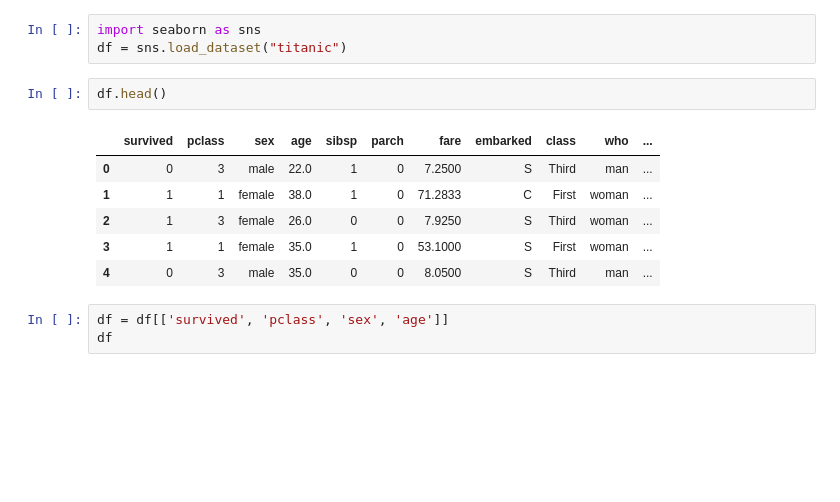
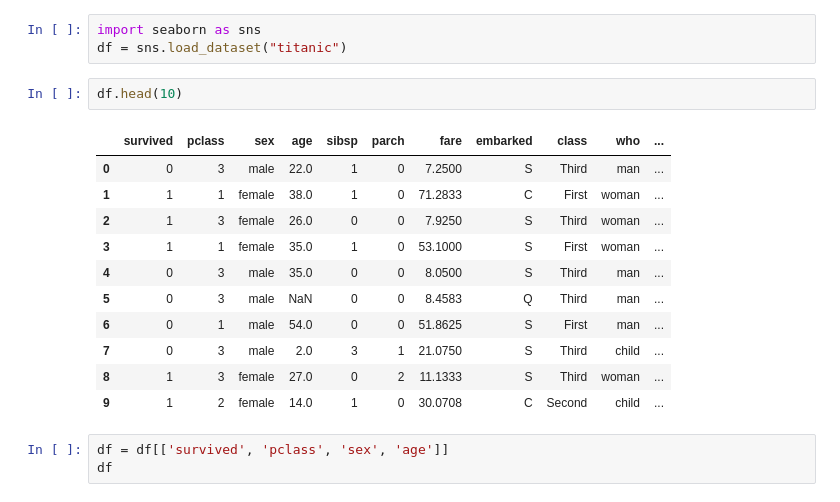
Before and after one commit to VedantGuptaX/titanic_ML_model, a Jupyter notebook: titanic_model.ipynb, the cells around one changed output. Cells and saved outputs as stored; diff of their text form; blank space fills up the shorter version.

```diff
--- a/titanic_model.ipynb
+++ b/titanic_model.ipynb
@@ -2,14 +2,19 @@
 import seaborn as sns
 df = sns.load_dataset("titanic")
 # %%
-df.head()
+df.head(10)
 # %% [output]
 |  | survived | pclass | sex | age | sibsp | parch | fare | embarked | class | who | ... |
 | 0 | 0 | 3 | male | 22.0 | 1 | 0 | 7.2500 | S | Third | man | ... |
 | 1 | 1 | 1 | female | 38.0 | 1 | 0 | 71.2833 | C | First | woman | ... |
 | 2 | 1 | 3 | female | 26.0 | 0 | 0 | 7.9250 | S | Third | woman | ... |
 | 3 | 1 | 1 | female | 35.0 | 1 | 0 | 53.1000 | S | First | woman | ... |
 | 4 | 0 | 3 | male | 35.0 | 0 | 0 | 8.0500 | S | Third | man | ... |
+| 5 | 0 | 3 | male | NaN | 0 | 0 | 8.4583 | Q | Third | man | ... |
+| 6 | 0 | 1 | male | 54.0 | 0 | 0 | 51.8625 | S | First | man | ... |
+| 7 | 0 | 3 | male | 2.0 | 3 | 1 | 21.0750 | S | Third | child | ... |
+| 8 | 1 | 3 | female | 27.0 | 0 | 2 | 11.1333 | S | Third | woman | ... |
+| 9 | 1 | 2 | female | 14.0 | 1 | 0 | 30.0708 | C | Second | child | ... |
 # %%
 df = df[['survived', 'pclass', 'sex', 'age']]
 df
```
Also changed, not shown: parts of 7 cells of this notebook, 3 other files.
